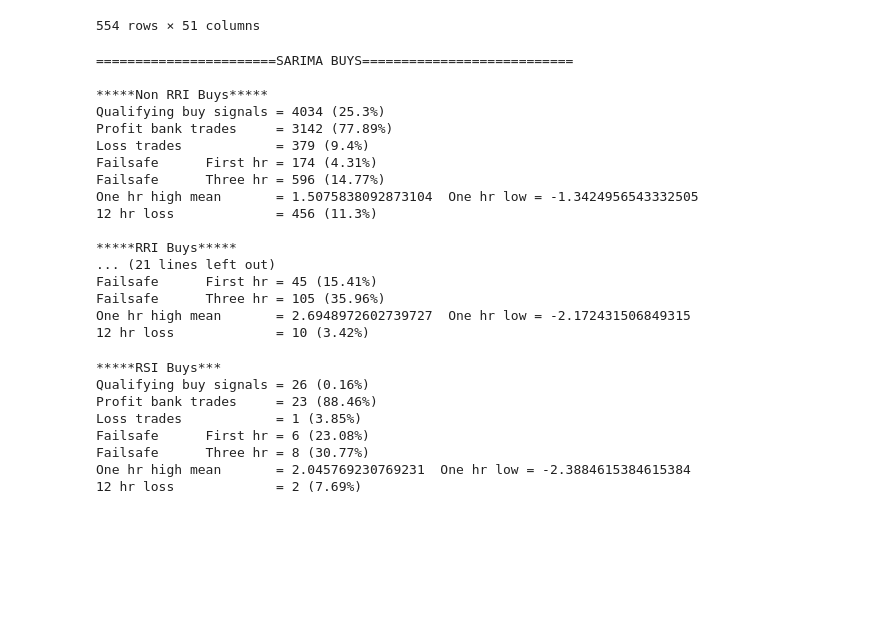
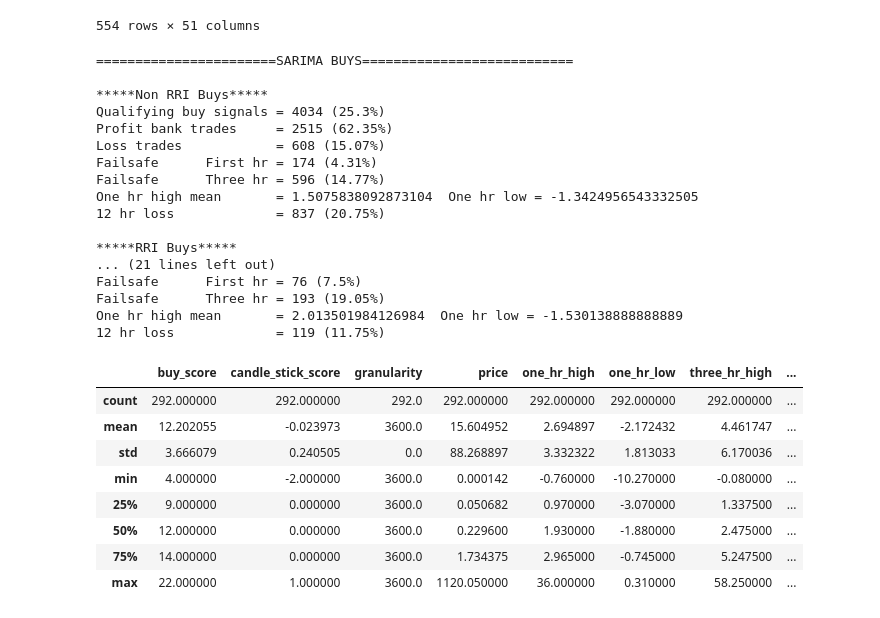
Before and after one commit to aswinkp/pycryptobot, a Jupyter notebook: compare_buy_signals.ipynb, the cells around one changed output. Cells and saved outputs as stored; diff of their text form; code cells hidden in the pictures; blank space fills up the shorter version.

```diff
--- a/compare_buy_signals.ipynb
+++ b/compare_buy_signals.ipynb
@@ -294,44 +294,43 @@ df_total_count = df.count()
 total_count = df_total_count[0]
 print("\n*****Non RRI Buys*****")
 rri_buys = df.query("rri_buy==False")
-print_profit_losses_from_df(rri_buys, sellupperpcnt=0.5, selllowerpcnt=-4)
+print_profit_losses_from_df(rri_buys, sellupperpcnt=1, selllowerpcnt=-4)
 print("\n*****RRI Buys*****")
 rri_buys = df.query("rri_buy==True")
-print_profit_losses_from_df(rri_buys, sellupperpcnt=0.5, selllowerpcnt=-4)
+print_profit_losses_from_df(rri_buys, sellupperpcnt=1, selllowerpcnt=-4)
 print("\n*****RSI Buys***")
 rsi_buys = df.query("rsi<30")
-print_profit_losses_from_df(rsi_buys, sellupperpcnt=0.5, selllowerpcnt=-4)
+print_profit_losses_from_df(rsi_buys, sellupperpcnt=1, selllowerpcnt=-4)
 print("\n*****SARIMA Buys***")
-sarima_3 = df.query("sarima_3_margin==sarima_3_margin").query("sarima_3_margin>5")
-print_profit_losses_from_df(sarima_3, sellupperpcnt=0.5, selllowerpcnt=-4)
+sarima_3 = df.query("sarima_3_margin==sarima_3_margin").query("sarima_3_margin>3")
+print_profit_losses_from_df(sarima_3, sellupperpcnt=1, selllowerpcnt=-4)
 # %% [output]
 =======================SARIMA BUYS===========================
 
 *****Non RRI Buys*****
 Qualifying buy signals = 4034 (25.3%)
-Profit bank trades     = 3142 (77.89%)
-Loss trades            = 379 (9.4%)
+Profit bank trades     = 2515 (62.35%)
+Loss trades            = 608 (15.07%)
 Failsafe      First hr = 174 (4.31%)
 Failsafe      Three hr = 596 (14.77%)
 One hr high mean       = 1.5075838092873104  One hr low = -1.3424956543332505
-12 hr loss             = 456 (11.3%)
+12 hr loss             = 837 (20.75%)
 
 *****RRI Buys*****
 ... (21 lines left out)
-Failsafe      First hr = 45 (15.41%)
-Failsafe      Three hr = 105 (35.96%)
-One hr high mean       = 2.6948972602739727  One hr low = -2.172431506849315
-12 hr loss             = 10 (3.42%)
+Failsafe      First hr = 76 (7.5%)
+Failsafe      Three hr = 193 (19.05%)
+One hr high mean       = 2.013501984126984  One hr low = -1.530138888888889
+12 hr loss             = 119 (11.75%)
 # %%
-print("\n*****RSI Buys***")
-sarima_rsi_buys = sarima_3.query("rsi<30")
-print_profit_losses_from_df(sarima_rsi_buys, sellupperpcnt=1, selllowerpcnt=-4)
+sarima_3.describe()
 # %% [output]
-*****RSI Buys***
-Qualifying buy signals = 26 (0.16%)
-Profit bank trades     = 23 (88.46%)
-Loss trades            = 1 (3.85%)
-Failsafe      First hr = 6 (23.08%)
-Failsafe      Three hr = 8 (30.77%)
-One hr high mean       = 2.045769230769231  One hr low = -2.3884615384615384
-12 hr loss             = 2 (7.69%)
+|  | buy_score | candle_stick_score | granularity | price | one_hr_high | one_hr_low | three_hr_high | ... |
+| count | 292.000000 | 292.000000 | 292.0 | 292.000000 | 292.000000 | 292.000000 | 292.000000 | ... |
+| mean | 12.202055 | -0.023973 | 3600.0 | 15.604952 | 2.694897 | -2.172432 | 4.461747 | ... |
+| std | 3.666079 | 0.240505 | 0.0 | 88.268897 | 3.332322 | 1.813033 | 6.170036 | ... |
+| min | 4.000000 | -2.000000 | 3600.0 | 0.000142 | -0.760000 | -10.270000 | -0.080000 | ... |
+| 25% | 9.000000 | 0.000000 | 3600.0 | 0.050682 | 0.970000 | -3.070000 | 1.337500 | ... |
+| 50% | 12.000000 | 0.000000 | 3600.0 | 0.229600 | 1.930000 | -1.880000 | 2.475000 | ... |
+| 75% | 14.000000 | 0.000000 | 3600.0 | 1.734375 | 2.965000 | -0.745000 | 5.247500 | ... |
+| max | 22.000000 | 1.000000 | 3600.0 | 1120.050000 | 36.000000 | 0.310000 | 58.250000 | ... |
```
Also changed, not shown: parts of 3 cells of this notebook, 2 other files.
